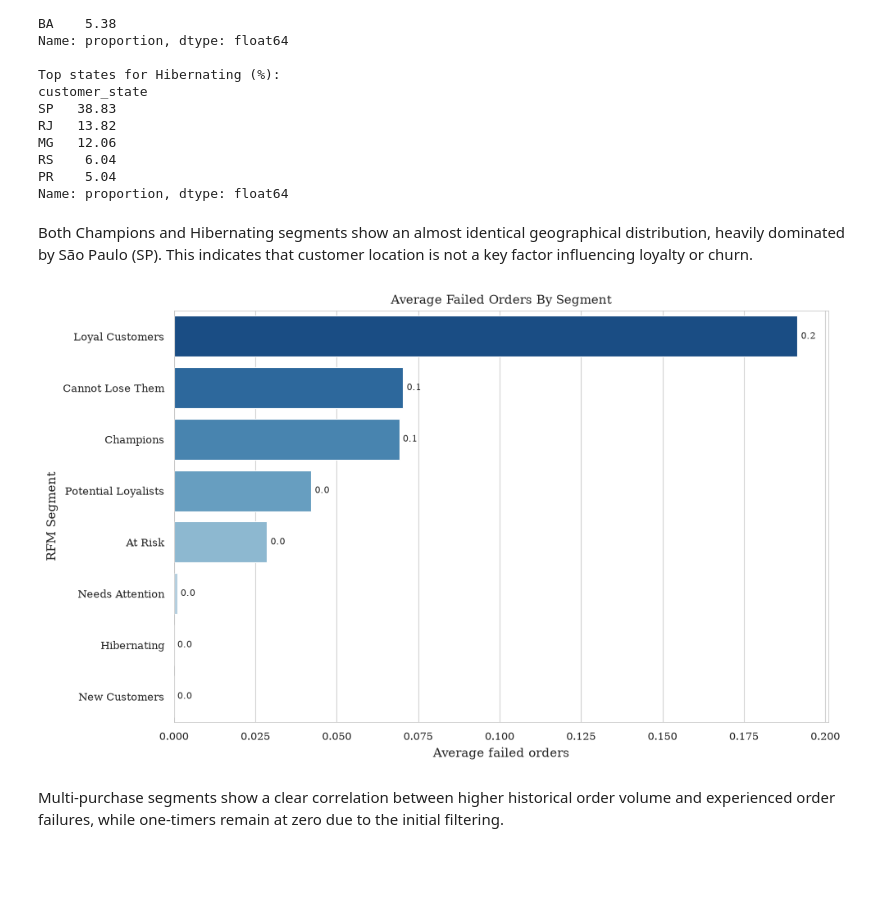
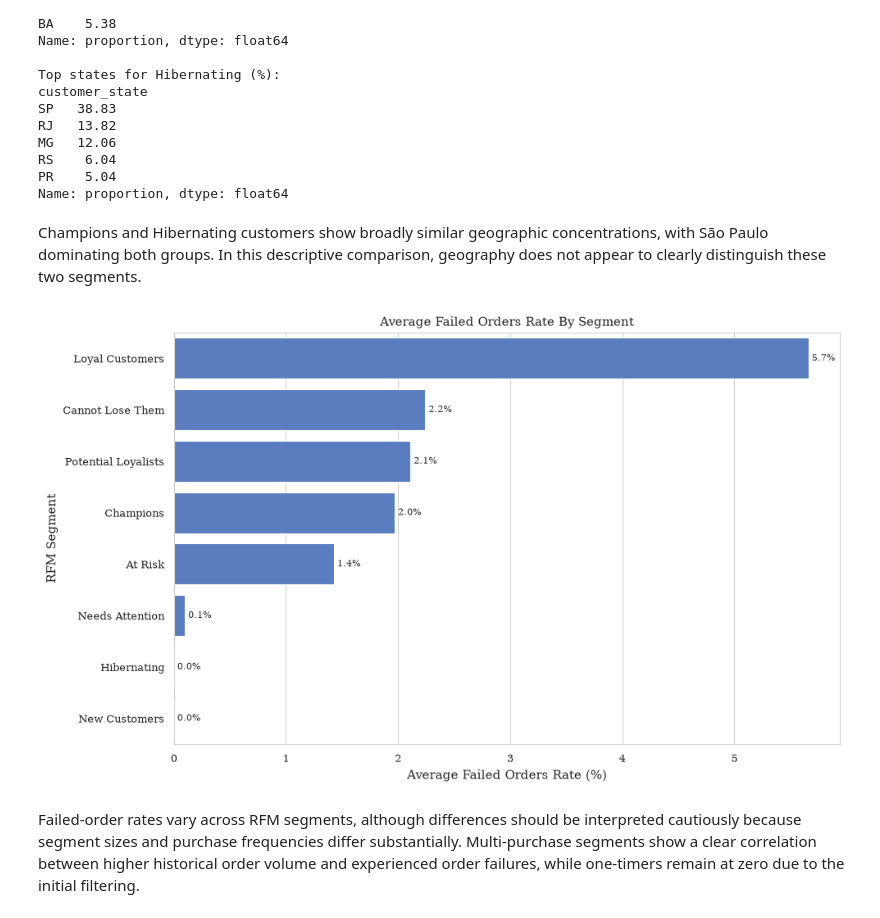
Before and after one commit to MarKotyn/olist-ecommerce-customer-analytics, a Jupyter notebook: python/notebooks/04_rfm_customer_segmentation.ipynb, the cells around one changed output. Drawn from its saved outputs; the diff is of its cells as text; code cells hidden in the pictures; blank space fills up the shorter version.

```diff
--- a/python/notebooks/04_rfm_customer_segmentation.ipynb
+++ b/python/notebooks/04_rfm_customer_segmentation.ipynb
@@ -199,34 +203,39 @@ RS    6.04
 PR    5.04
 Name: proportion, dtype: float64
 # %% [markdown]
-Both Champions and Hibernating segments show an almost identical geographical distribution, heavily dominated by São Paulo (SP). This indicates that customer location is not a key factor influencing loyalty or churn.
+Champions and Hibernating customers show broadly similar geographic concentrations, with São Paulo dominating both groups. In this descriptive comparison, geography does not appear to clearly distinguish these two segments.
+# %%
+df_customers["failed_order_rate"] = (df_customers["failed_orders"] / df_customers["total_orders"])
 # %%
-failed_by_segment = df_customers.groupby("rfm_segment")["failed_orders"].mean().sort_values(ascending=False)
+failed_rate_by_segment = df_customers.groupby("rfm_segment").agg(failed_orders=("failed_orders", "sum"),total_orders=("total_orders", "sum"))
+
+failed_rate_by_segment["failed_order_rate"] = failed_rate_by_segment["failed_orders"] / failed_rate_by_segment["total_orders"] * 100
+
+failed_rate_by_segment.sort_values(by="failed_order_rate", ascending=False, inplace=True)
 # %%
 fig, ax1 = plot.create_figure(rotate_x=False, sec_y=False)
 
 sns.barplot(
-    x=failed_by_segment.values,
-    y=failed_by_segment.index,
+    data=failed_rate_by_segment,
+    x="failed_order_rate",
+    y="rfm_segment",
     ax=ax1,
-    palette="Blues_r",
-    hue=failed_by_segment.index,
     legend=False
 )
 
-plot.annotate_bars(ax=ax1)
+plot.annotate_bars(ax=ax1, fmt="%.1f%%")
 
 plot.finish_plot(
     ax1=ax1,
-    title="Average Failed Orders By Segment",
-    xlabel="Average failed orders",
+    title="Average Failed Orders Rate By Segment",
+    xlabel="Average Failed Orders Rate (%)",
     ax1_ylabel="RFM Segment",
     legend=False
 )
 # %% [output]
-[figure, old version]
+[figure, new version]
 # %% [markdown]
-Multi-purchase segments show a clear correlation between higher historical order volume and experienced order failures, while one-timers remain at zero due to the initial filtering.
+Failed-order rates vary across RFM segments, although differences should be interpreted cautiously because segment sizes and purchase frequencies differ substantially. Multi-purchase segments show a clear correlation between higher historical order volume and experienced order failures, while one-timers remain at zero due to the initial filtering.
 # %% [markdown]
 # Executive Summary
 
```
Also changed, not shown: parts of 5 cells of this notebook, 6 other files.
